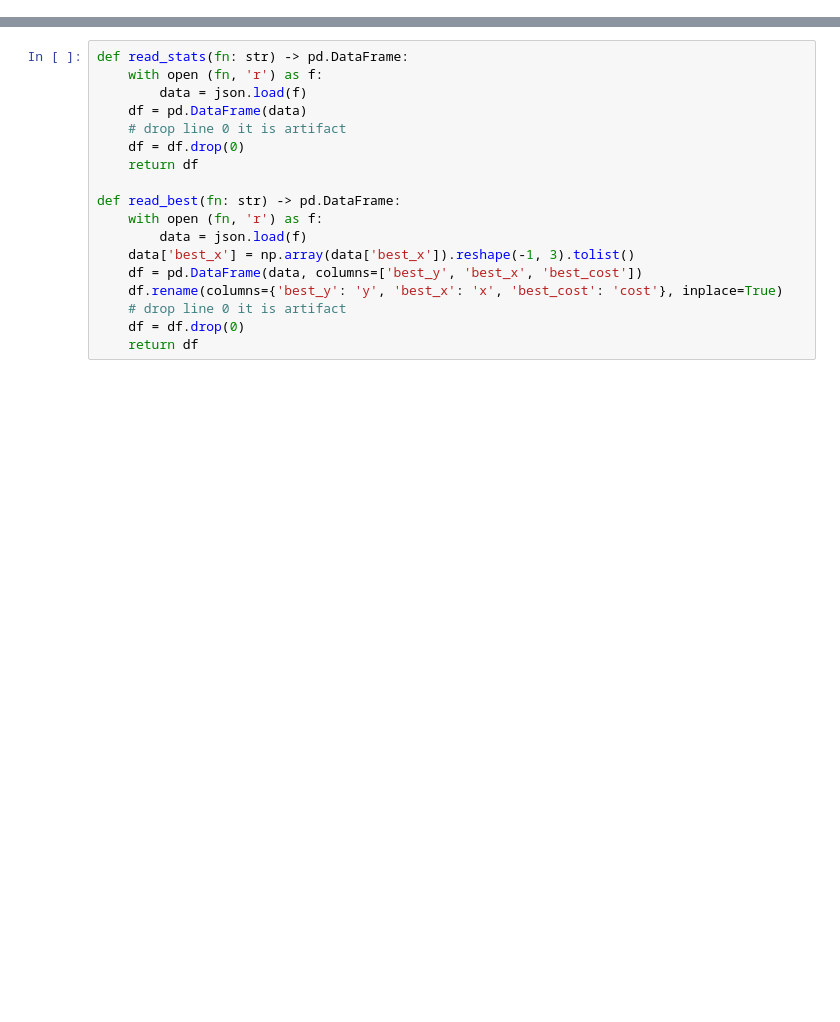
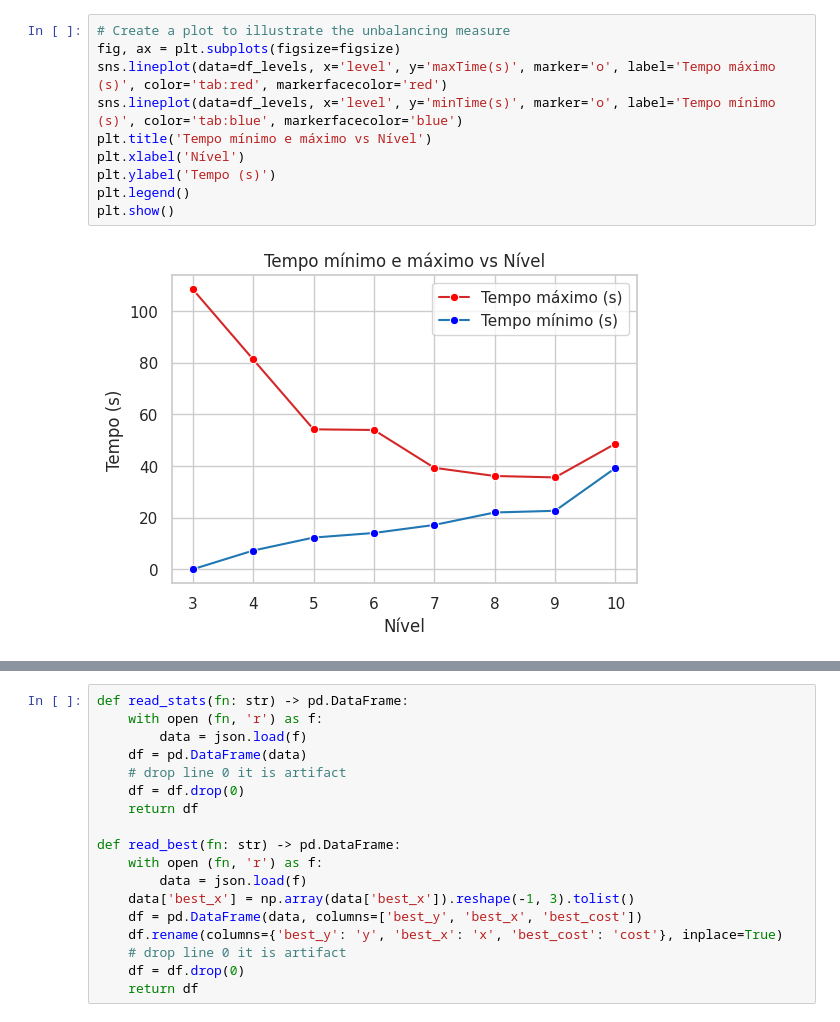
Before and after one commit to michaelsouza/EPANET-BB, a Jupyter notebook: tests_analysis.ipynb, the cells around one changed output, grey strips where cells are left out. Cells and saved outputs as stored; diff of their text form; blank space fills up the shorter version.

```diff
--- a/tests_analysis.ipynb
+++ b/tests_analysis.ipynb
@@ -12 +89,13 @@ figsize = (6, 4)
+# %%
+# Create a plot to illustrate the unbalancing measure
+fig, ax = plt.subplots(figsize=figsize)
+sns.lineplot(data=df_levels, x='level', y='maxTime(s)', marker='o', label='Tempo máximo (s)', color='tab:red', markerfacecolor='red')
+sns.lineplot(data=df_levels, x='level', y='minTime(s)', marker='o', label='Tempo mínimo (s)', color='tab:blue', markerfacecolor='blue')
+plt.title('Tempo mínimo e máximo vs Nível')
+plt.xlabel('Nível')
+plt.ylabel('Tempo (s)')
+plt.legend()
+plt.show()
+# %% [output]
+[figure, added]
 # %%
```
Also changed, not shown: parts of 10 cells of this notebook, 6 other files.
